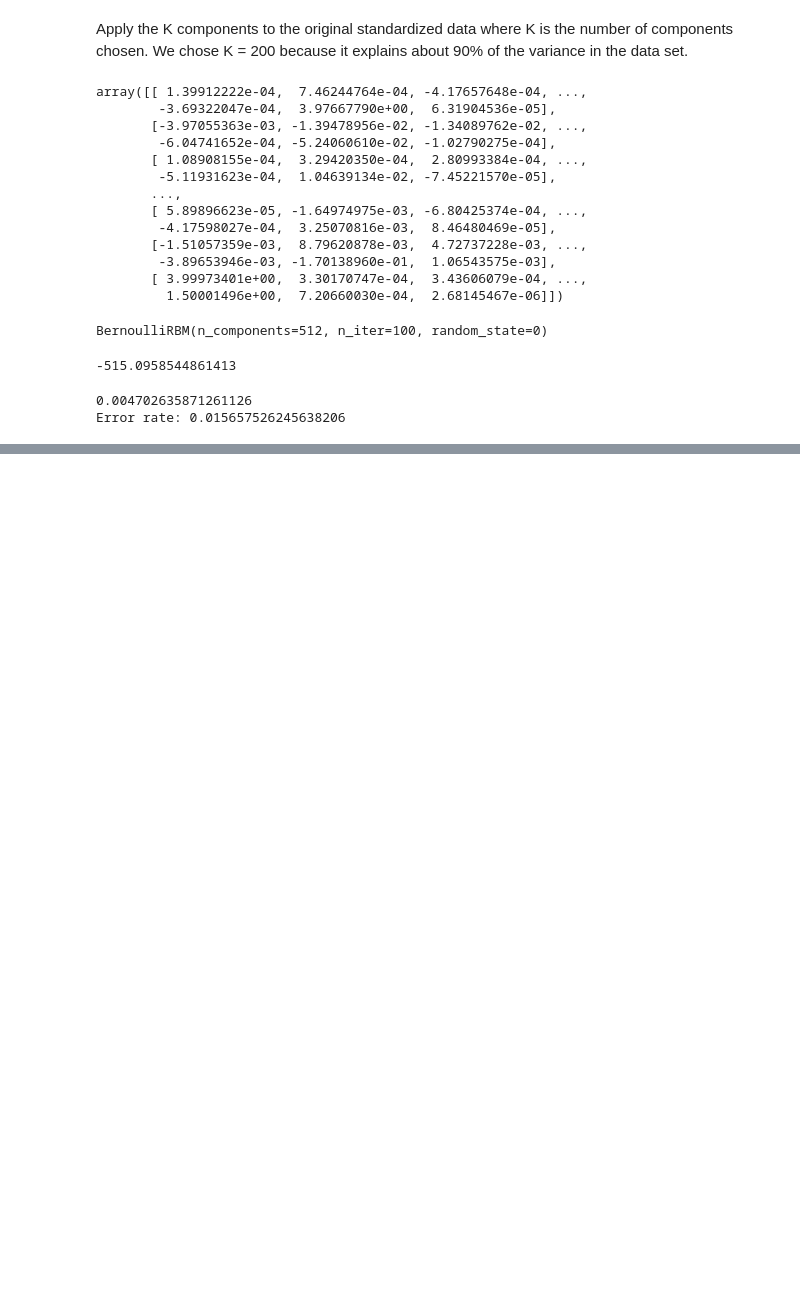
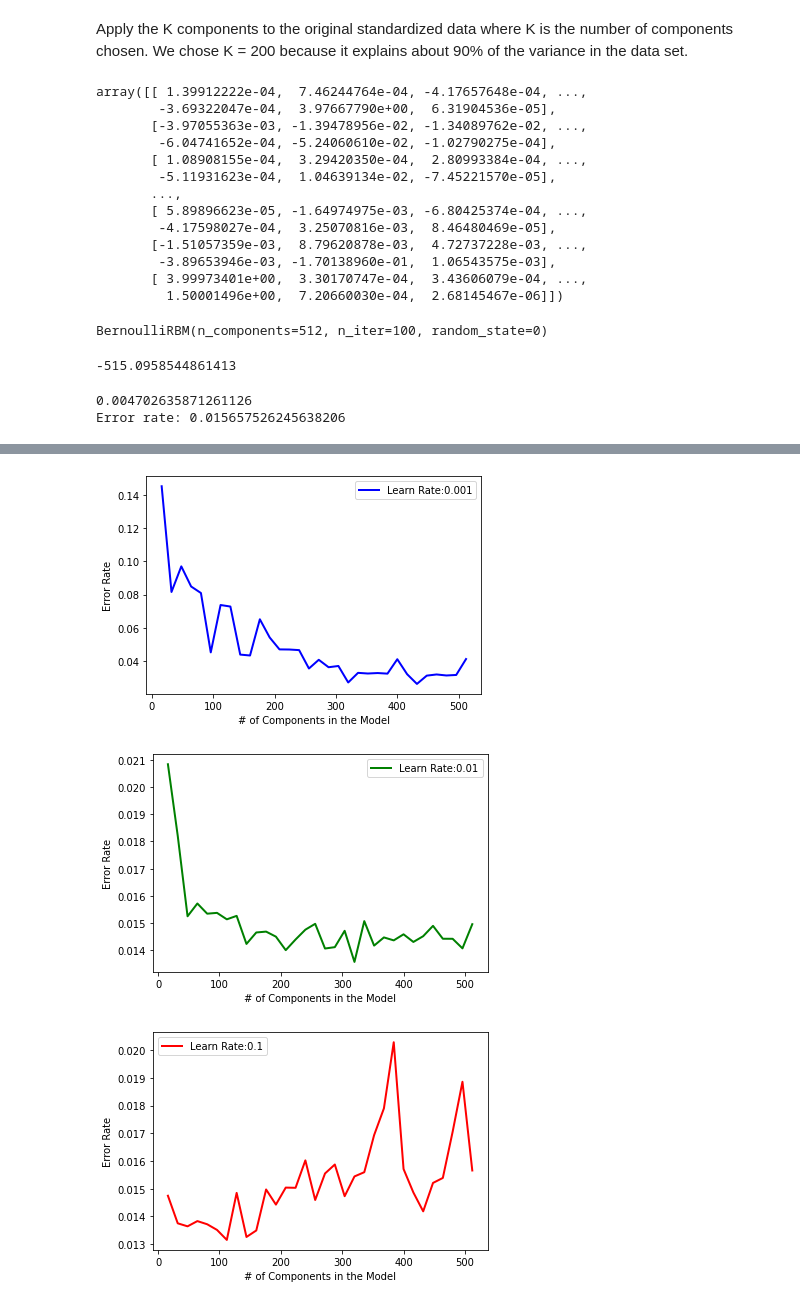
Before and after one commit to erikchomez/CS179FinalProject, a Jupyter notebook: Recommender System.ipynb, the cells around one changed output, grey strips where cells are left out. Cells and saved outputs as stored; diff of their text form; code cells hidden in the pictures; blank space fills up the shorter version.

```diff
--- a/Recommender System.ipynb
+++ b/Recommender System.ipynb
@@ -237,4 +265,13 @@ for l in simple_learn_rate:
 # %%
+
 for i in range(len(simple_learn_rate)):
-    plt.plot(components, across_all[i], 'r-', lw=2)
-    plt.ylabel("Learn Rate:" + str(simple_learn_rate[i]))
+    fig = plt.figure
+    plt.plot(components, across_all[i], colors[i], lw=2, label =("Learn Rate:" + str(simple_learn_rate[i])))
+    plt.ylabel('Error Rate')
+    plt.xlabel('# of Components in the Model')
+    plt.legend()
+    plt.show()
+# %% [output]
+[figure, added]
+[figure, added]
+[figure, added]
```
Also changed, not shown: parts of 7 cells of this notebook.
